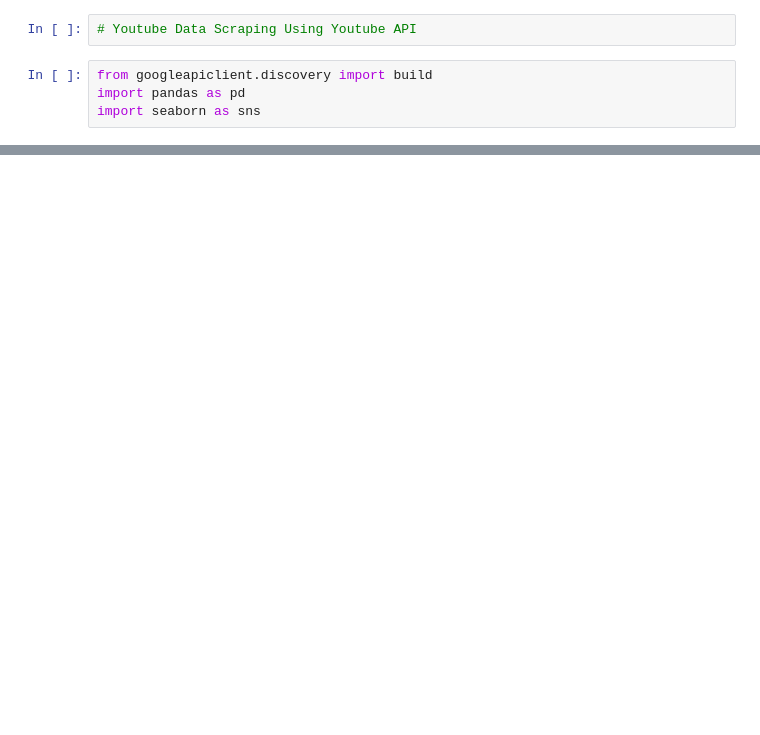
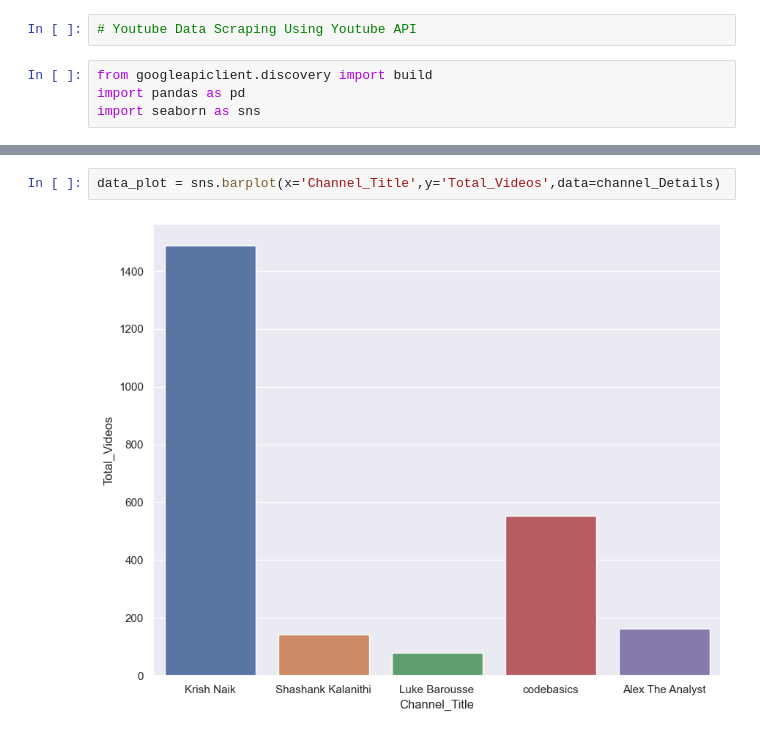
Before and after one commit to ajayu712/Youtube_Data_Analysis, a Jupyter notebook: Youtube_Data_Analysis/Youtube_DA.ipynb, the cells around one changed output, grey strips where cells are left out. Drawn from its saved outputs; the diff is of its cells as text; blank space fills up the shorter version.

```diff
--- a/Youtube_Data_Analysis/Youtube_DA.ipynb
+++ b/Youtube_Data_Analysis/Youtube_DA.ipynb
@@ -33,0 +81,4 @@ getChannelDetails(youtube,channel_id)
+# %%
+data_plot = sns.barplot(x='Channel_Title',y='Total_Videos',data=channel_Details)
+# %% [output]
+[figure, added]
```
Also changed, not shown: parts of 10 cells of this notebook.
